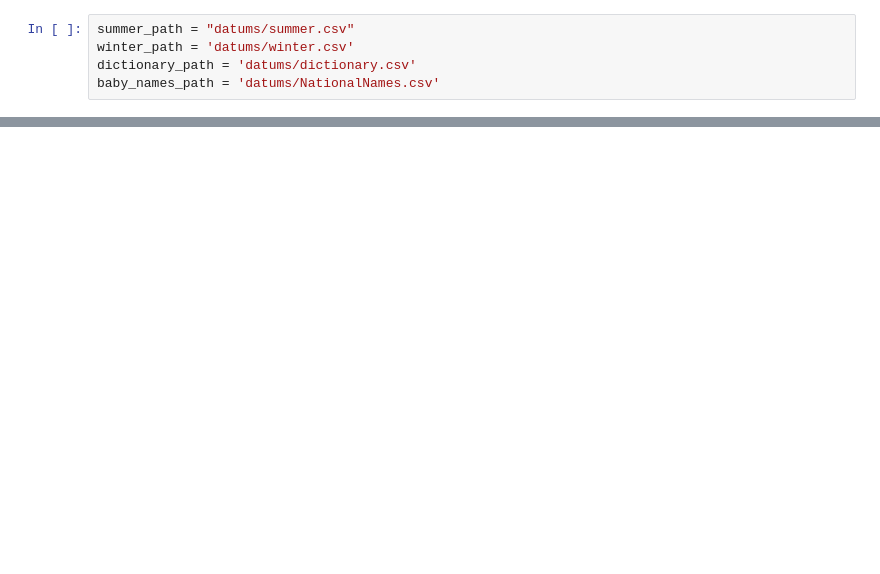
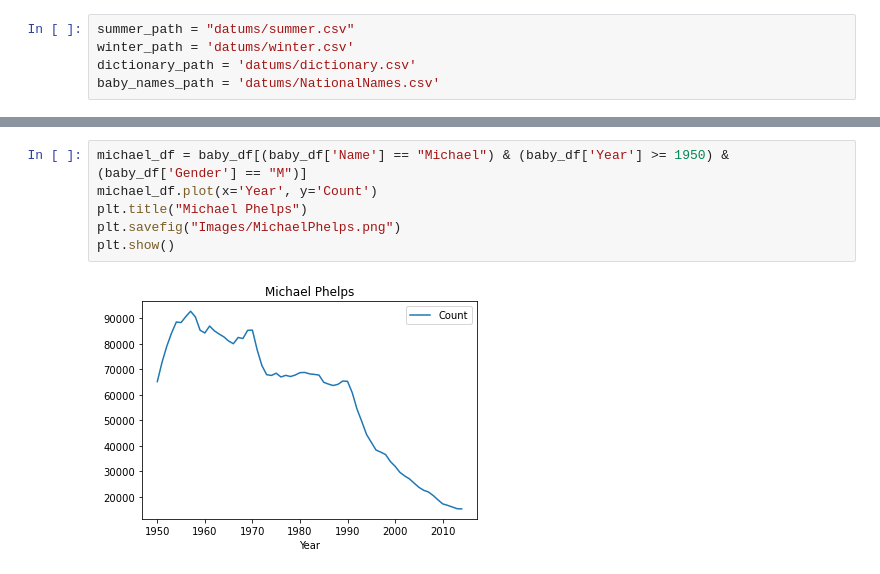
Before and after one commit to Munseaux/olympic-baby-names, a Jupyter notebook: olympic-baby-names.ipynb, the cells around one changed output, grey strips where cells are left out. Cells and saved outputs as stored; diff of their text form; blank space fills up the shorter version.

```diff
--- a/olympic-baby-names.ipynb
+++ b/olympic-baby-names.ipynb
@@ -58,0 +98,8 @@ olympic_df
+# %%
+michael_df = baby_df[(baby_df['Name'] == "Michael") & (baby_df['Year'] >= 1950) & (baby_df['Gender'] == "M")]
+michael_df.plot(x='Year', y='Count')
+plt.title("Michael Phelps")
+plt.savefig("Images/MichaelPhelps.png")
+plt.show()
+# %% [output]
+[figure, added]
```
Also changed, not shown: parts of 14 cells of this notebook, 20 other files.
